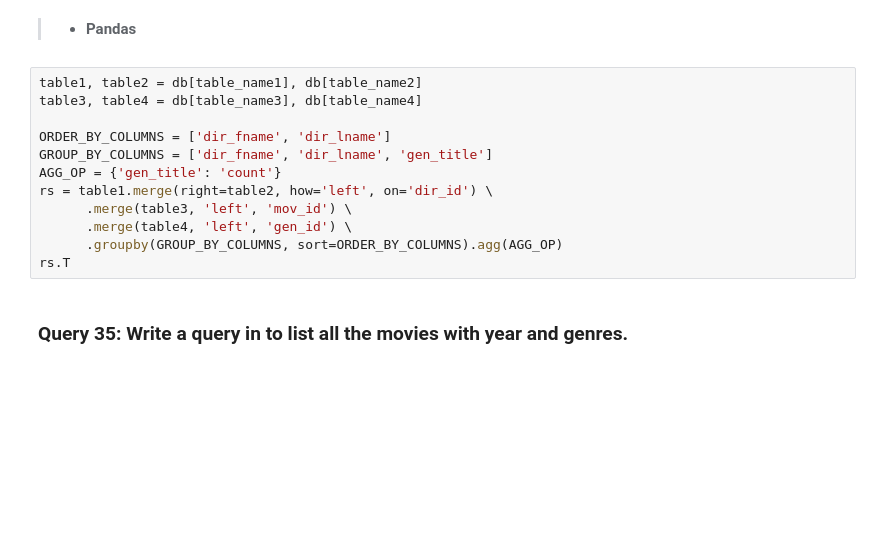
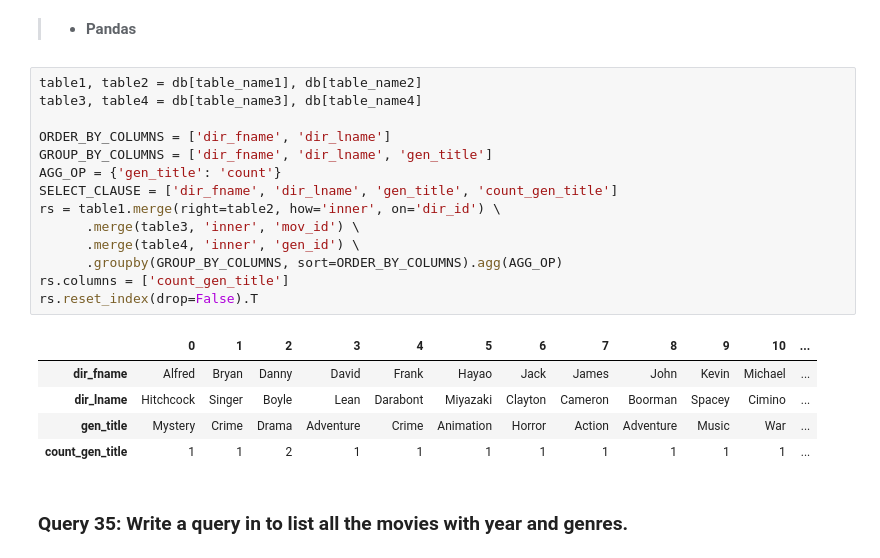
Before and after one commit to RJ2494/from_sql_to_pandas, a Jupyter notebook: From_SQL_To_Pandas_Part4.ipynb, the cells around one changed output. Drawn from its saved outputs; the diff is of its cells as text; blank space fills up the shorter version.

```diff
--- a/From_SQL_To_Pandas_Part4.ipynb
+++ b/From_SQL_To_Pandas_Part4.ipynb
@@ -608,15 +725,23 @@ pd.DataFrame(rs.fetchall(), columns = ['dir_fname', 'dir_lname', 'gen_title', 'c
 # %%
 table1, table2 = db[table_name1], db[table_name2]
 table3, table4 = db[table_name3], db[table_name4]
 
 ORDER_BY_COLUMNS = ['dir_fname', 'dir_lname']
 GROUP_BY_COLUMNS = ['dir_fname', 'dir_lname', 'gen_title']
 AGG_OP = {'gen_title': 'count'}
-rs = table1.merge(right=table2, how='left', on='dir_id') \
-      .merge(table3, 'left', 'mov_id') \
-      .merge(table4, 'left', 'gen_id') \
+SELECT_CLAUSE = ['dir_fname', 'dir_lname', 'gen_title', 'count_gen_title']
+rs = table1.merge(right=table2, how='inner', on='dir_id') \
+      .merge(table3, 'inner', 'mov_id') \
+      .merge(table4, 'inner', 'gen_id') \
       .groupby(GROUP_BY_COLUMNS, sort=ORDER_BY_COLUMNS).agg(AGG_OP)
-rs.T
+rs.columns = ['count_gen_title']
+rs.reset_index(drop=False).T
+# %% [output]
+|  | 0 | 1 | 2 | 3 | 4 | 5 | 6 | 7 | 8 | 9 | 10 | ... |
+| dir_fname | Alfred | Bryan | Danny | David | Frank | Hayao | Jack | James | John | Kevin | Michael | ... |
+| dir_lname | Hitchcock | Singer | Boyle | Lean | Darabont | Miyazaki | Clayton | Cameron | Boorman | Spacey | Cimino | ... |
+| gen_title | Mystery | Crime | Drama | Adventure | Crime | Animation | Horror | Action | Adventure | Music | War | ... |
+| count_gen_title | 1 | 1 | 2 | 1 | 1 | 1 | 1 | 1 | 1 | 1 | 1 | ... |
 # %% [markdown]
 ### Query 35: Write a query in to list all the movies with year and genres.
 # %%
```
Also changed, not shown: parts of 64 cells of this notebook.
